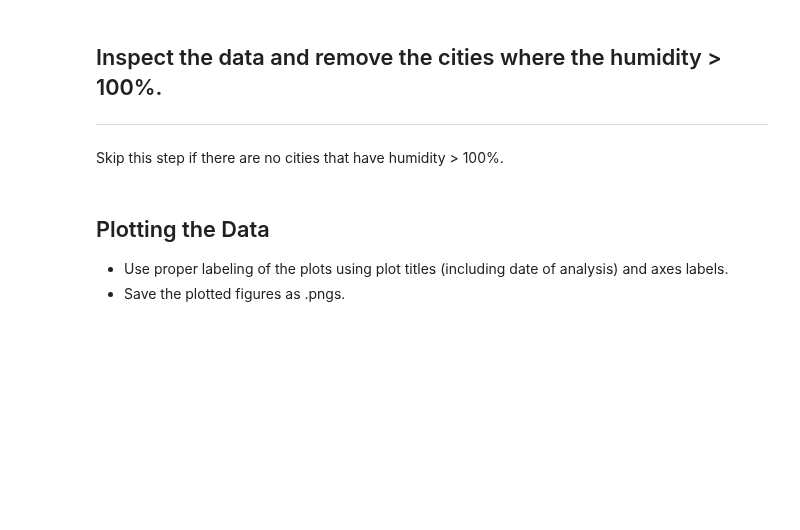
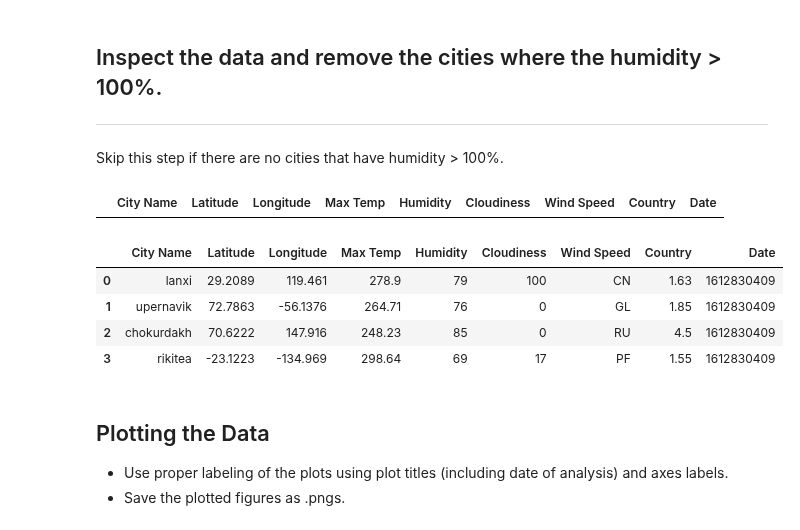
Before and after one commit to chrispope12391/Python-API-Challenge, a Jupyter notebook: WeatherPy/WeatherPy.ipynb, the cells around one changed output. Cells and saved outputs as stored; diff of their text form; code cells hidden in the pictures; blank space fills up the shorter version.

```diff
--- a/WeatherPy/WeatherPy.ipynb
+++ b/WeatherPy/WeatherPy.ipynb
@@ -270,9 +268,21 @@ small_list.head(4)
 Skip this step if there are no cities that have humidity > 100%.
 # %%
 #  Get the indices of cities that have humidity over 100%.
+humid_city_data = small_list.loc[small_list['Humidity'] > 100]
+humid_city_data
+# %% [output]
+|  | City Name | Latitude | Longitude | Max Temp | Humidity | Cloudiness | Wind Speed | Country | Date |
 # %%
 # Make a new DataFrame equal to the city data to drop all humidity outliers by index.
 # Passing "inplace=False" will make a copy of the city_data DataFrame, which we call "clean_city_data".
+clean_city_data = small_list.loc[small_list['Humidity'] <= 100]
+clean_city_data
+# %% [output]
+|  | City Name | Latitude | Longitude | Max Temp | Humidity | Cloudiness | Wind Speed | Country | Date |
+| 0 | lanxi | 29.2089 | 119.461 | 278.9 | 79 | 100 | CN | 1.63 | 1612830409 |
+| 1 | upernavik | 72.7863 | -56.1376 | 264.71 | 76 | 0 | GL | 1.85 | 1612830409 |
+| 2 | chokurdakh | 70.6222 | 147.916 | 248.23 | 85 | 0 | RU | 4.5 | 1612830409 |
+| 3 | rikitea | -23.1223 | -134.969 | 298.64 | 69 | 17 | PF | 1.55 | 1612830409 |
 # %% [markdown]
 ## Plotting the Data
 * Use proper labeling of the plots using plot titles (including date of analysis) and axes labels.
```
Also changed, not shown: parts of 12 cells of this notebook, 2 other files.
